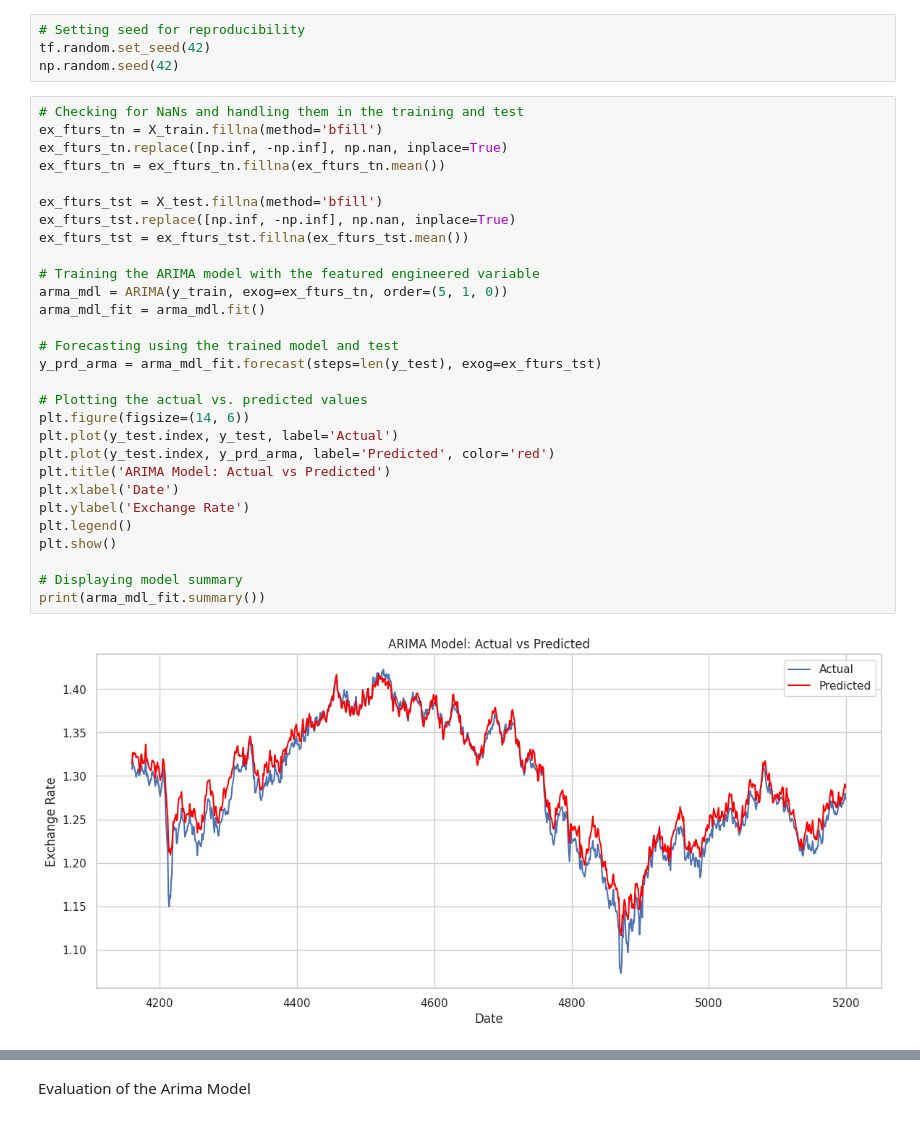
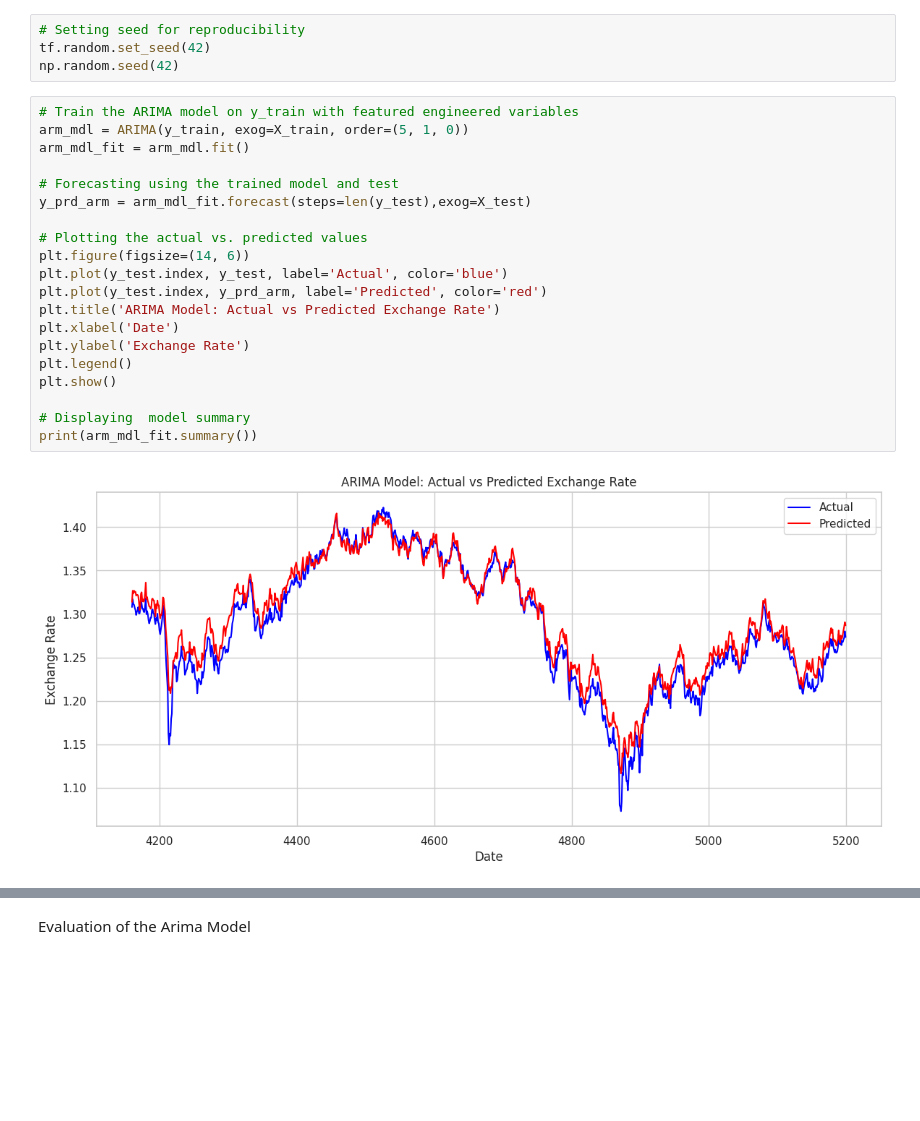
Before and after one commit to FunmilolaAdetuwo/Final-Project, a Jupyter notebook: Advanced_AI_Techniques_for_Predicting_Currency_Exchange_Rates_A_Deep_Learning_Approach.ipynb, the cells around one changed output, grey strips where cells are left out. Cells and saved outputs as stored; diff of their text form; blank space fills up the shorter version.

```diff
--- a/Advanced_AI_Techniques_for_Predicting_Currency_Exchange_Rates_A_Deep_Learning_Approach.ipynb
+++ b/Advanced_AI_Techniques_for_Predicting_Currency_Exchange_Rates_A_Deep_Learning_Approach.ipynb
@@ -458,36 +458,27 @@ Name: Close_GBPUSD=X, dtype: float64
 tf.random.set_seed(42)
 np.random.seed(42)
 # %%
-# Checking for NaNs and handling them in the training and test
-ex_fturs_tn = X_train.fillna(method='bfill')
-ex_fturs_tn.replace([np.inf, -np.inf], np.nan, inplace=True)
-ex_fturs_tn = ex_fturs_tn.fillna(ex_fturs_tn.mean())
-
-ex_fturs_tst = X_test.fillna(method='bfill')
-ex_fturs_tst.replace([np.inf, -np.inf], np.nan, inplace=True)
-ex_fturs_tst = ex_fturs_tst.fillna(ex_fturs_tst.mean())
-
-# Training the ARIMA model with the featured engineered variable
-arma_mdl = ARIMA(y_train, exog=ex_fturs_tn, order=(5, 1, 0))
-arma_mdl_fit = arma_mdl.fit()
+# Train the ARIMA model on y_train with featured engineered variables
+arm_mdl = ARIMA(y_train, exog=X_train, order=(5, 1, 0))
+arm_mdl_fit = arm_mdl.fit()
 
 # Forecasting using the trained model and test
-y_prd_arma = arma_mdl_fit.forecast(steps=len(y_test), exog=ex_fturs_tst)
+y_prd_arm = arm_mdl_fit.forecast(steps=len(y_test),exog=X_test)
 
 # Plotting the actual vs. predicted values
 plt.figure(figsize=(14, 6))
-plt.plot(y_test.index, y_test, label='Actual')
-plt.plot(y_test.index, y_prd_arma, label='Predicted', color='red')
-plt.title('ARIMA Model: Actual vs Predicted')
+plt.plot(y_test.index, y_test, label='Actual', color='blue')
+plt.plot(y_test.index, y_prd_arm, label='Predicted', color='red')
+plt.title('ARIMA Model: Actual vs Predicted Exchange Rate')
 plt.xlabel('Date')
 plt.ylabel('Exchange Rate')
 plt.legend()
 plt.show()
 
-# Displaying model summary
-print(arma_mdl_fit.summary())
+# Displaying  model summary
+print(arm_mdl_fit.summary())
 # %% [output]
-[figure, old version]
+[figure, new version]
                                SARIMAX Results
 ==============================================================================
 Dep. Variable:         Close_GBPUSD=X   No. Observations:                 4160
```
Also changed, not shown: parts of 5 cells of this notebook.
